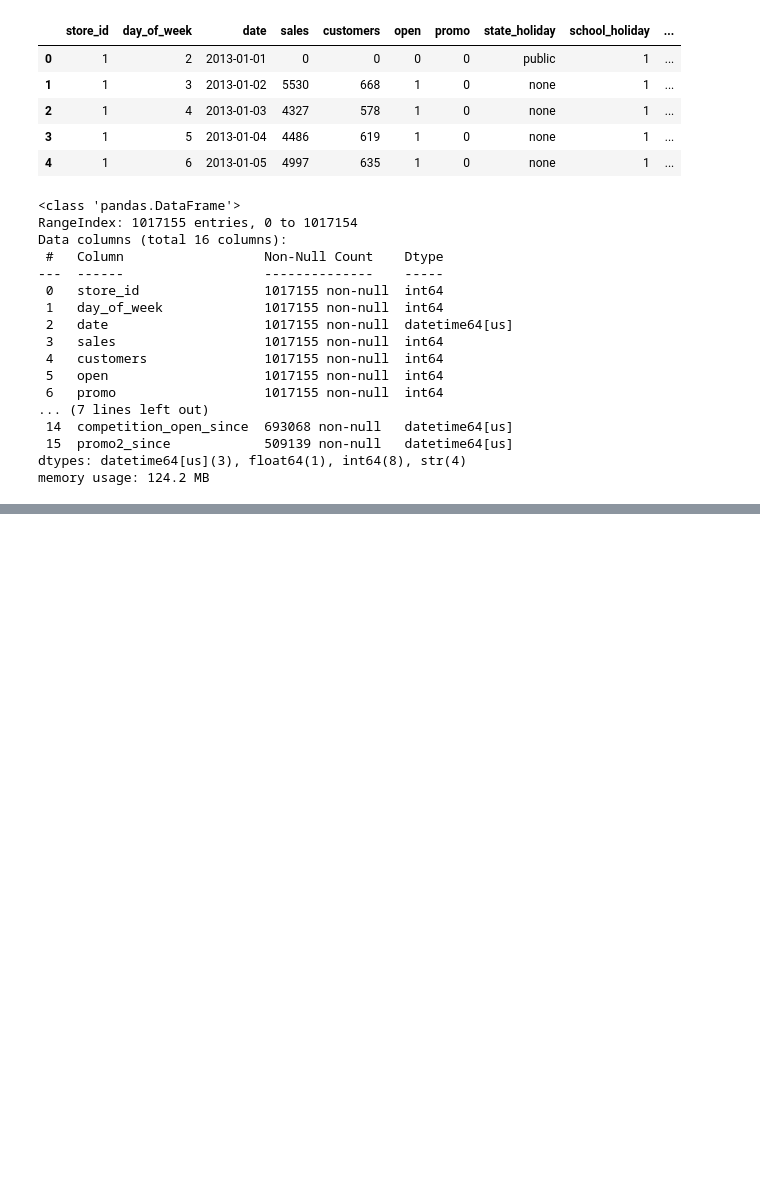
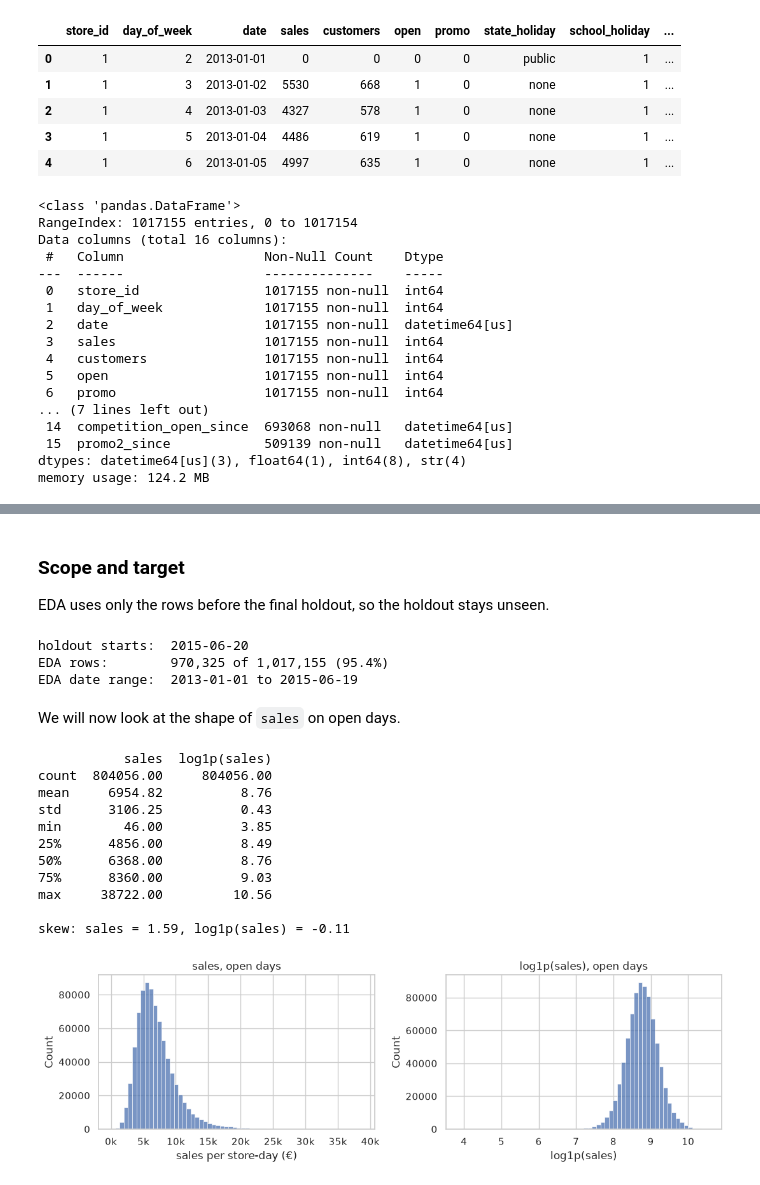
Before and after one commit to rimvelvet31/rossmann-retail-demand-forecasting, a Jupyter notebook: notebooks/notebook.ipynb, the cells around one changed output, grey strips where cells are left out. Saved outputs shown, nothing was run; the diff lists cells and outputs as text; code cells hidden in the pictures; blank space fills up the shorter version.

```diff
--- a/notebooks/notebook.ipynb
+++ b/notebooks/notebook.ipynb
@@ -1065,0 +1080,53 @@ memory usage: 124.2 MB
+# %% [markdown]
+### Scope and target
+
+EDA uses only the rows before the final holdout, so the holdout stays unseen.
+# %%
+HOLDOUT_START = fct_store_day["date"].max() - pd.Timedelta(days=HOLDOUT_DAYS - 1)
+eda_df = fct_store_day[fct_store_day["date"] < HOLDOUT_START].copy()
+
+print(f"holdout starts:  {HOLDOUT_START.date()}")
+print(f"EDA rows:        {len(eda_df):,} of {len(fct_store_day):,} ({len(eda_df) / len(fct_store_day):.1%})")
+print(f"EDA date range:  {eda_df['date'].min().date()} to {eda_df['date'].max().date()}")
+# %% [output]
+holdout starts:  2015-06-20
+EDA rows:        970,325 of 1,017,155 (95.4%)
+EDA date range:  2013-01-01 to 2015-06-19
+# %% [markdown]
+We will now look at the shape of `sales` on open days.
+# %%
+open_sales = eda_df.loc[eda_df["open"] == 1, "sales"]
+
+summary = pd.DataFrame({
+    "sales": open_sales.describe(),
+    "log1p(sales)": np.log1p(open_sales).describe(),
+})
+print(summary.round(2))
+print(f"\nskew: sales = {open_sales.skew():.2f}, log1p(sales) = {np.log1p(open_sales).skew():.2f}")
+
+fig, axes = plt.subplots(1, 2, figsize=(11, 3.5))
+
+sns.histplot(open_sales, bins=60, ax=axes[0])
+axes[0].set_title("sales, open days")
+axes[0].set_xlabel("sales per store-day (€)")
+axes[0].xaxis.set_major_formatter(lambda x, _: f"{x / 1000:.0f}k")
+
+sns.histplot(np.log1p(open_sales), bins=60, ax=axes[1])
+axes[1].set_title("log1p(sales), open days")
+axes[1].set_xlabel("log1p(sales)")
+
+plt.tight_layout()
+plt.show()
+# %% [output]
+           sales  log1p(sales)
+count  804056.00     804056.00
+mean     6954.82          8.76
+std      3106.25          0.43
+min        46.00          3.85
+25%      4856.00          8.49
+50%      6368.00          8.76
+75%      8360.00          9.03
+max     38722.00         10.56
+
+skew: sales = 1.59, log1p(sales) = -0.11
+[figure, added]
```
Also changed, not shown: parts of 47 cells of this notebook.
